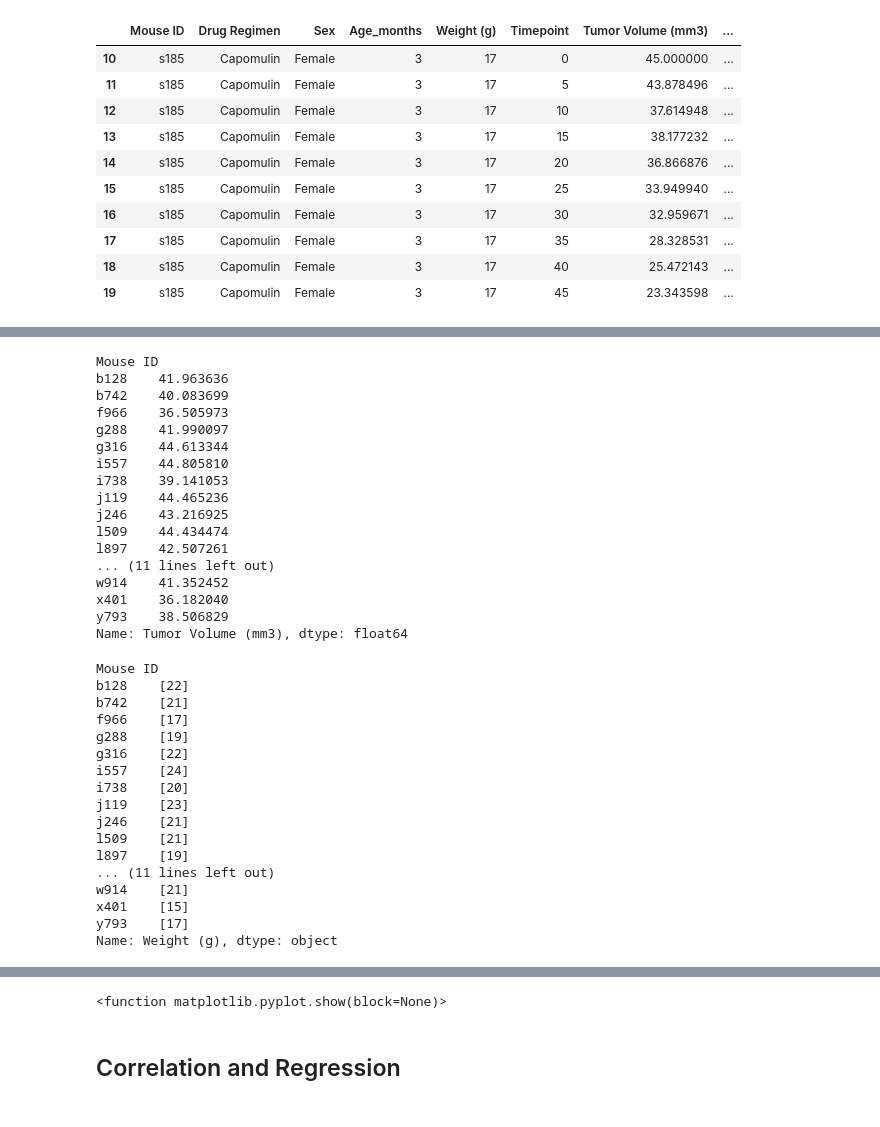
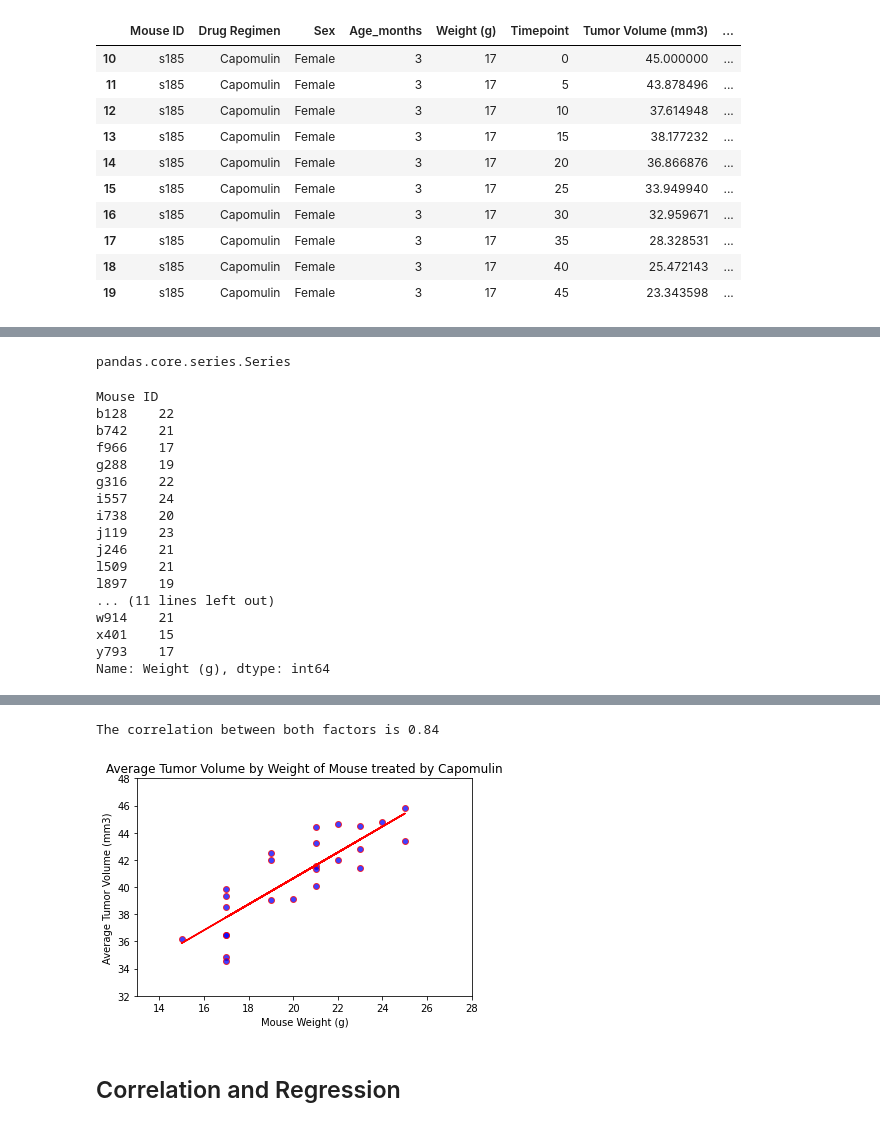
Before and after one commit to acsours/matplotlib-homework, a Jupyter notebook: pymaceuticals_starter.ipynb, the cells around one changed output, grey strips where cells are left out. Cells and saved outputs as stored; diff of their text form; code cells hidden in the pictures.

Commit message:
linear regression and correlation complete

```diff
--- a/pymaceuticals_starter.ipynb
+++ b/pymaceuticals_starter.ipynb
@@ -725,54 +703,51 @@ capomulin_df=merged_df_clean.loc[capomulin_filter_1, :]
 
 average_tumor_volume=capomulin_df.groupby('Mouse ID')['Tumor Volume (mm3)'].mean()
 
-mouse_weight=capomulin_df.groupby('Mouse ID')['Weight (g)'].unique()
+mouse_weight=capomulin_df.groupby('Mouse ID')['Weight (g)'].mean()
-# %%
-average_tumor_volume
-# %% [output]
-Mouse ID
-b128    41.963636
-b742    40.083699
-f966    36.505973
-g288    41.990097
-g316    44.613344
-i557    44.805810
-i738    39.141053
-j119    44.465236
-j246    43.216925
-l509    44.434474
-l897    42.507261
-... (11 lines left out)
-w914    41.352452
-x401    36.182040
-y793    38.506829
-Name: Tumor Volume (mm3), dtype: float64
+# %%
+type(average_tumor_volume)
+# %% [output]
+pandas.core.series.Series
 # %%
 mouse_weight
 # %% [output]
 Mouse ID
-b128    [22]
-b742    [21]
-f966    [17]
-g288    [19]
-g316    [22]
-i557    [24]
-i738    [20]
-j119    [23]
-j246    [21]
-l509    [21]
-l897    [19]
+b128    22
+b742    21
+f966    17
+g288    19
+g316    22
+i557    24
+i738    20
+j119    23
+j246    21
+l509    21
+l897    19
 ... (11 lines left out)
-w914    [21]
-x401    [15]
-y793    [17]
-Name: Weight (g), dtype: object
+w914    21
+x401    15
+y793    17
+Name: Weight (g), dtype: int64
 # %%
 # Generate a scatter plot of average tumor volume vs. mouse weight for the Capomulin regimen
+
+
 plt.scatter(x=mouse_weight, y=average_tumor_volume, marker='o', facecolors='blue', edgecolors='red', alpha=0.75)
 plt.xlabel('Mouse Weight (g)')
 plt.ylabel('Average Tumor Volume (mm3)')
 plt.title('Average Tumor Volume by Weight of Mouse treated by Capomulin')
 plt.xlim(13, 28)
 plt.ylim(32, 48)
-plt.show
+
+# Calculate linear regression model
+x_values = mouse_weight
+y_values = average_tumor_volume
+(slope, intercept, rvalue, pvalue, stderr) = sts.linregress(x_values, y_values)
+regress_values = x_values * slope + intercept
+line_eq = "y = " + str(round(slope,2)) + "x + " + str(round(intercept,2))
+plt.plot(x_values, regress_values, "r-")
+correlation = sts.pearsonr(x_values, y_values)
+print(f'The correlation between both factors is {round(correlation[0],2)}')
+
+plt.show()
 # %% [output]
@@ -781,4 +754,5 @@ plt.show
-<function matplotlib.pyplot.show(block=None)>
+The correlation between both factors is 0.84
+[figure, added]
 # %% [markdown]
 ## Correlation and Regression
 # %%
```
Also changed, not shown: parts of 16 cells of this notebook.
